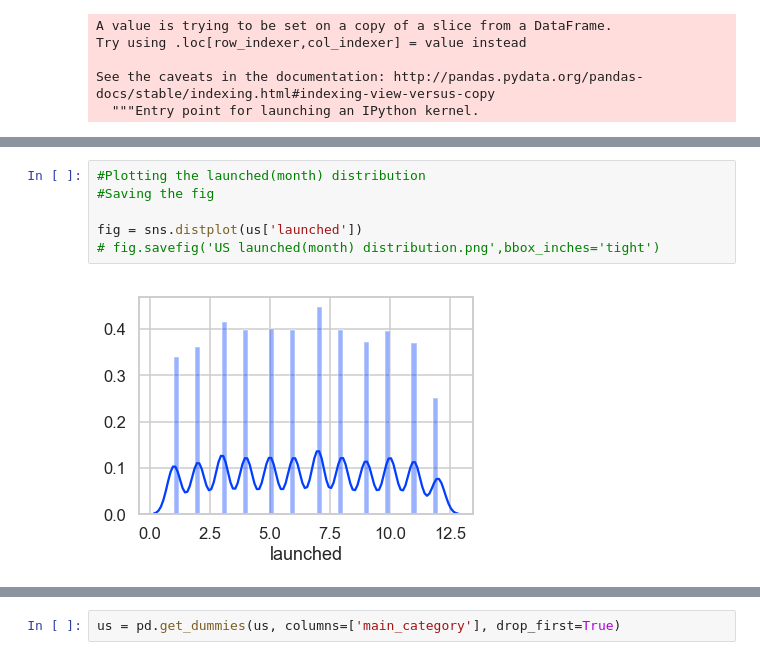
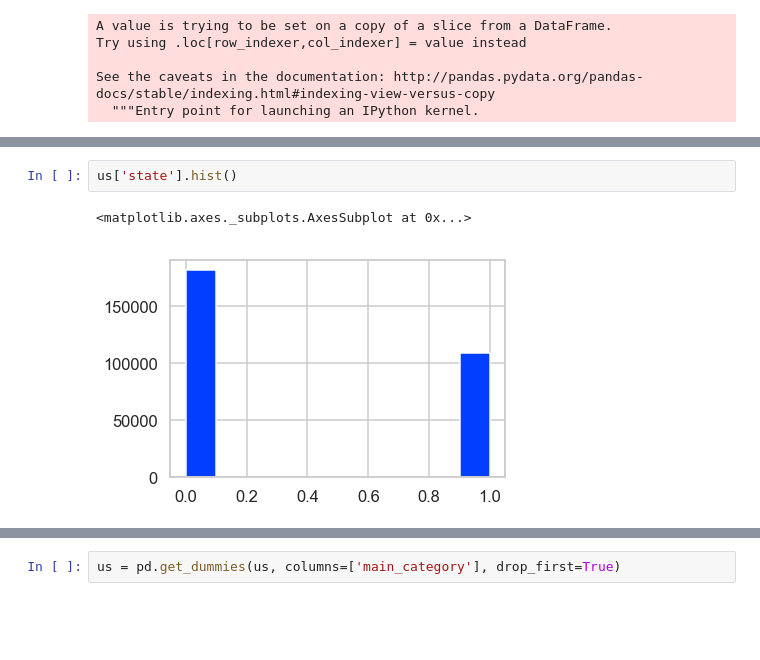
Before and after one commit to JonBebi/Kickfinisher, a Jupyter notebook: Kick.ipynb, the cells around one changed output, grey strips where cells are left out. Drawn from its saved outputs; the diff is of its cells as text; blank space fills up the shorter version.

```diff
--- a/Kick.ipynb
+++ b/Kick.ipynb
@@ -302,8 +320,5 @@ fig = sns.distplot(us['state'])
-# %%
-#Plotting the launched(month) distribution
-#Saving the fig
-
-fig = sns.distplot(us['launched'])
-# fig.savefig('US launched(month) distribution.png',bbox_inches='tight')
-# %% [output]
-[figure, removed]
+# %%
+us['state'].hist()
+# %% [output]
+<matplotlib.axes._subplots.AxesSubplot at 0x...>
+[figure, added]
```
Also changed, not shown: parts of 42 cells of this notebook.
